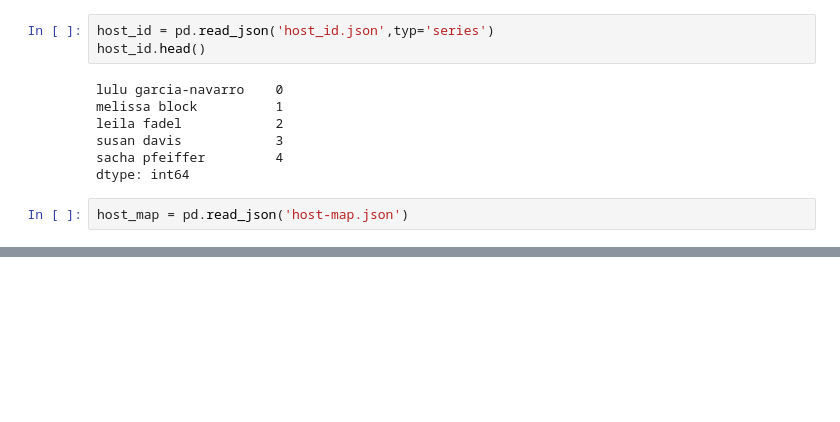
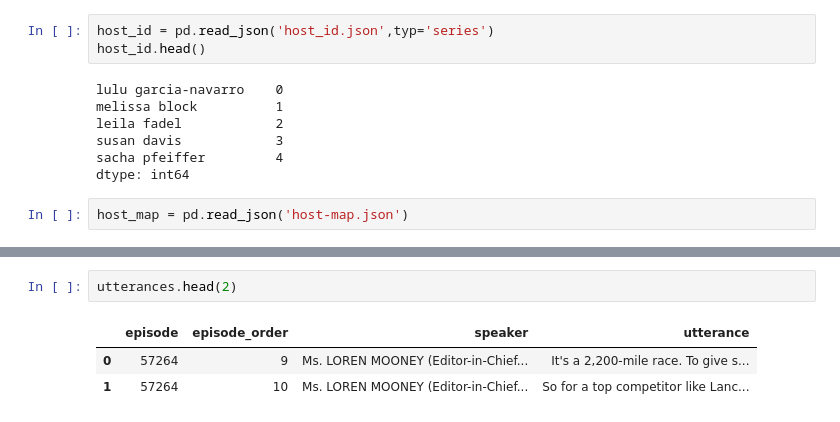
Before and after one commit to npr-nlp/npr-nlp-project, a Jupyter notebook: archive/brian_acquire_notebook.ipynb, the cells around one changed output, grey strips where cells are left out. Drawn from its saved outputs; the diff is of its cells as text; blank space fills up the shorter version.

```diff
--- a/archive/brian_acquire_notebook.ipynb
+++ b/archive/brian_acquire_notebook.ipynb
@@ -173,0 +185,6 @@ host_map.head().T
+# %%
+utterances.head(2)
+# %% [output]
+|  | episode | episode_order | speaker | utterance |
+| 0 | 57264 | 9 | Ms. LOREN MOONEY (Editor-in-Chief... | It's a 2,200-mile race. To give s... |
+| 1 | 57264 | 10 | Ms. LOREN MOONEY (Editor-in-Chief... | So for a top competitor like Lanc... |
```
Also changed, not shown: parts of 6 cells of this notebook, 1 other file.
